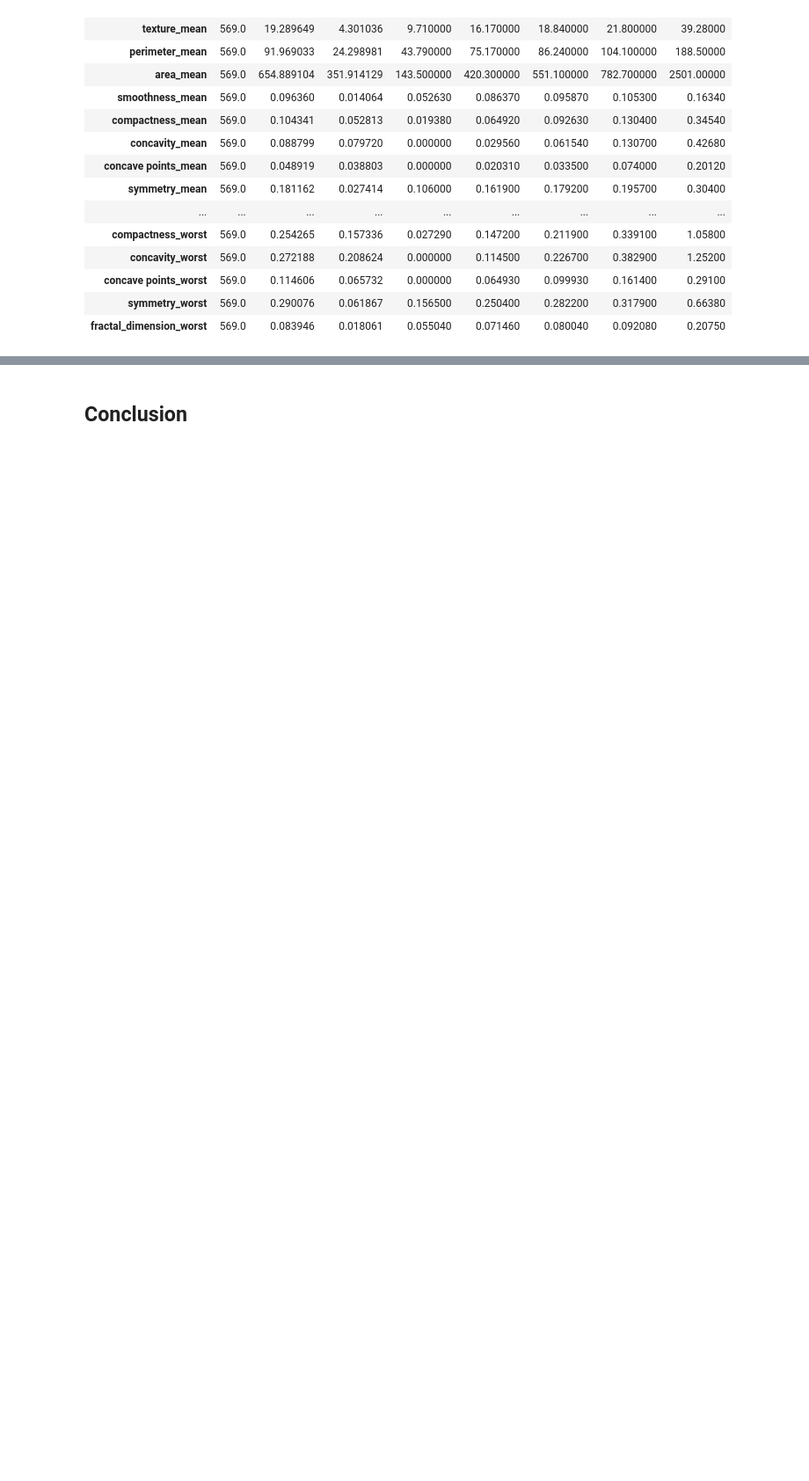
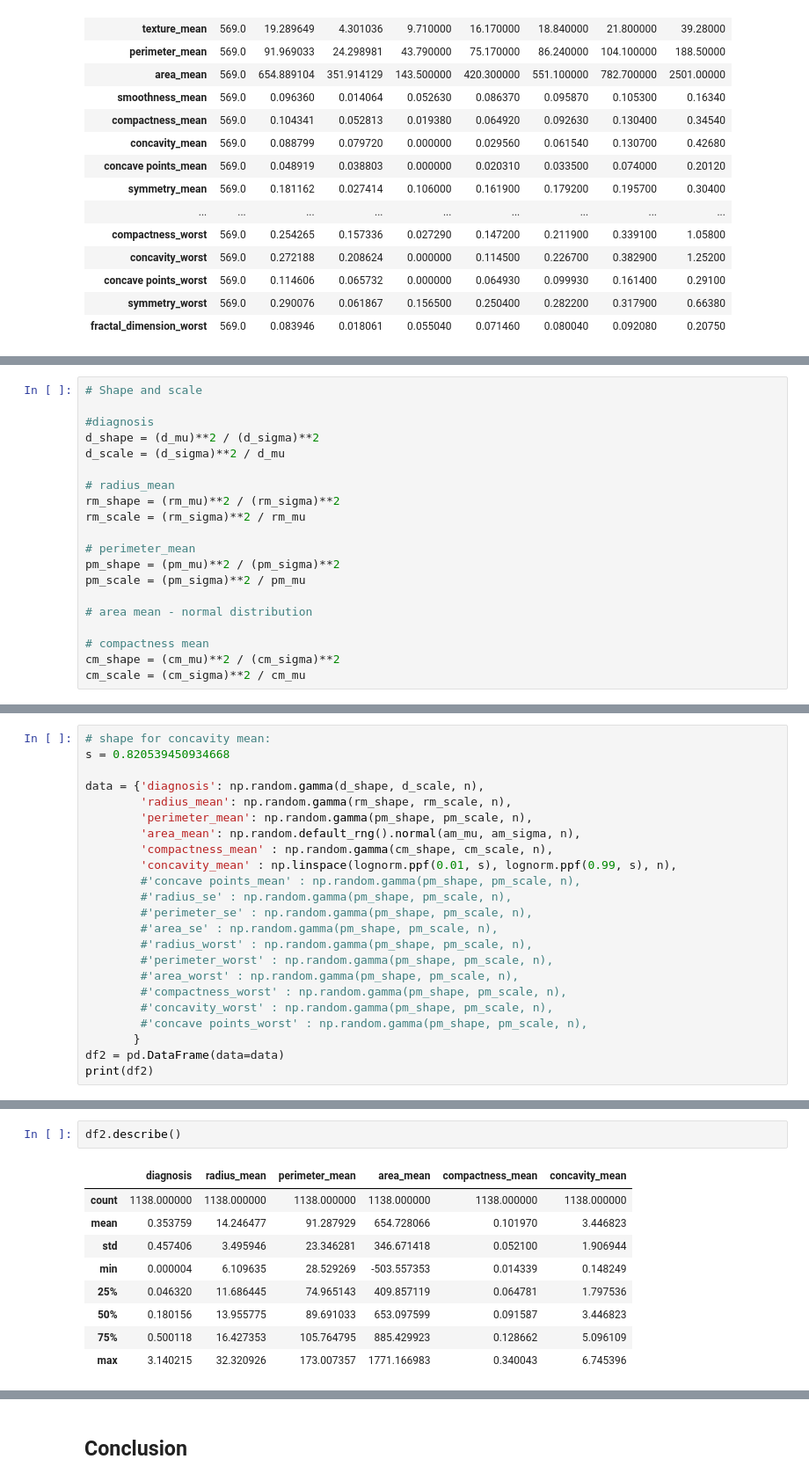
Before and after one commit to fabiofabrizi/pfDA_Project2, a Jupyter notebook: pfDA_Project_2_notebook.ipynb, the cells around one changed output, grey strips where cells are left out. Shown at 88% size. Drawn from its saved outputs; the diff is of its cells as text; blank space fills up the shorter version.

Commit message:
synthetic data, conclusion

```diff
--- a/pfDA_Project_2_notebook.ipynb
+++ b/pfDA_Project_2_notebook.ipynb
@@ -1822,0 +2241,20 @@ from ctgan import CTGANSynthesizer
+# %%
+# Shape and scale
+
+#diagnosis
+d_shape = (d_mu)**2 / (d_sigma)**2
+d_scale = (d_sigma)**2 / d_mu
+
+# radius_mean
+rm_shape = (rm_mu)**2 / (rm_sigma)**2
+rm_scale = (rm_sigma)**2 / rm_mu
+
+# perimeter_mean
+pm_shape = (pm_mu)**2 / (pm_sigma)**2
+pm_scale = (pm_sigma)**2 / pm_mu
+
+# area mean - normal distribution
+
+# compactness mean
+cm_shape = (cm_mu)**2 / (cm_sigma)**2
+cm_scale = (cm_sigma)**2 / cm_mu
@@ -1822,0 +2279,23 @@ from ctgan import CTGANSynthesizer
+# %%
+# shape for concavity mean:
+s = 0.820539450934668
+
+data = {'diagnosis': np.random.gamma(d_shape, d_scale, n),
+        'radius_mean': np.random.gamma(rm_shape, rm_scale, n),
+        'perimeter_mean': np.random.gamma(pm_shape, pm_scale, n),
+        'area_mean': np.random.default_rng().normal(am_mu, am_sigma, n),
+        'compactness_mean' : np.random.gamma(cm_shape, cm_scale, n),
+        'concavity_mean' : np.linspace(lognorm.ppf(0.01, s), lognorm.ppf(0.99, s), n),
+        #'concave points_mean' : np.random.gamma(pm_shape, pm_scale, n),
+        #'radius_se' : np.random.gamma(pm_shape, pm_scale, n),
+        #'perimeter_se' : np.random.gamma(pm_shape, pm_scale, n),
+        #'area_se' : np.random.gamma(pm_shape, pm_scale, n),
+        #'radius_worst' : np.random.gamma(pm_shape, pm_scale, n),
+        #'perimeter_worst' : np.random.gamma(pm_shape, pm_scale, n),
+        #'area_worst' : np.random.gamma(pm_shape, pm_scale, n),
+        #'compactness_worst' : np.random.gamma(pm_shape, pm_scale, n),
+        #'concavity_worst' : np.random.gamma(pm_shape, pm_scale, n),
+        #'concave points_worst' : np.random.gamma(pm_shape, pm_scale, n),
+       }
+df2 = pd.DataFrame(data=data)
+print(df2)
@@ -1822,0 +2320,12 @@ from ctgan import CTGANSynthesizer
+# %%
+df2.describe()
+# %% [output]
+|  | diagnosis | radius_mean | perimeter_mean | area_mean | compactness_mean | concavity_mean |
+| count | 1138.000000 | 1138.000000 | 1138.000000 | 1138.000000 | 1138.000000 | 1138.000000 |
+| mean | 0.353759 | 14.246477 | 91.287929 | 654.728066 | 0.101970 | 3.446823 |
+| std | 0.457406 | 3.495946 | 23.346281 | 346.671418 | 0.052100 | 1.906944 |
+| min | 0.000004 | 6.109635 | 28.529269 | -503.557353 | 0.014339 | 0.148249 |
+| 25% | 0.046320 | 11.686445 | 74.965143 | 409.857119 | 0.064781 | 1.797536 |
+| 50% | 0.180156 | 13.955775 | 89.691033 | 653.097599 | 0.091587 | 3.446823 |
+| 75% | 0.500118 | 16.427353 | 105.764795 | 885.429923 | 0.128662 | 5.096109 |
+| max | 3.140215 | 32.320926 | 173.007357 | 1771.166983 | 0.340043 | 6.745396 |
```
Also changed, not shown: parts of 45 cells of this notebook.
